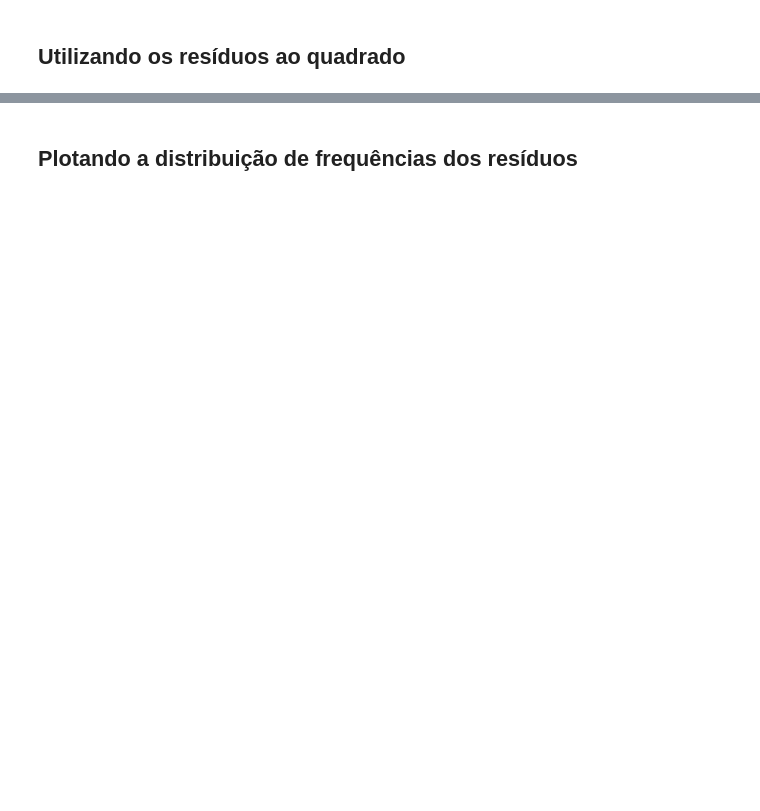
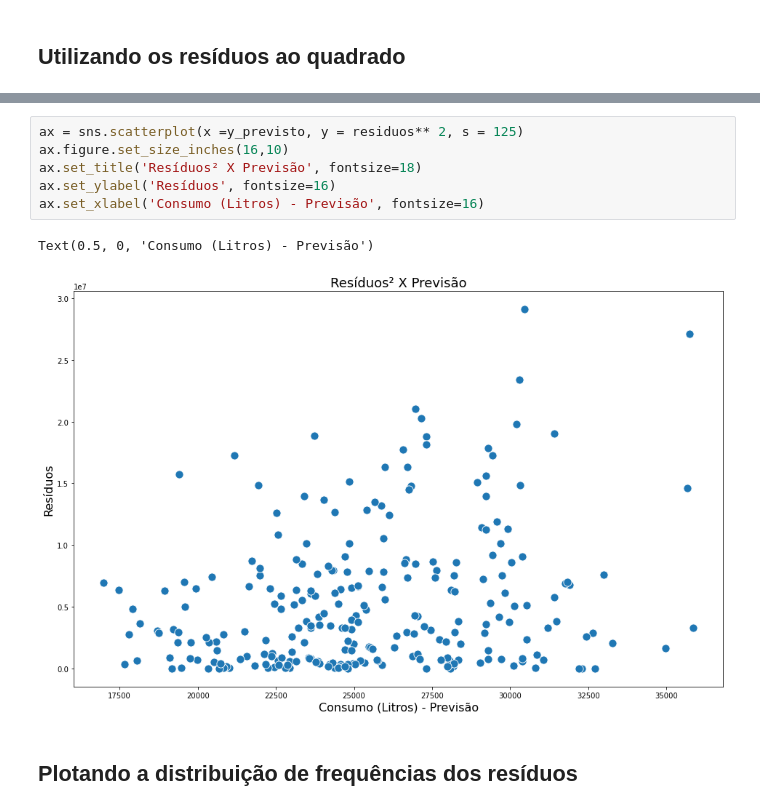
Before and after one commit to Marcus-Bernard0/data_science_alura, a Jupyter notebook: 8 - Regressão linear testando relações e prevendo resultados/Projeto/Regressão Linear.ipynb, the cells around one changed output, grey strips where cells are left out. Cells and saved outputs as stored; diff of their text form; blank space fills up the shorter version.

```diff
--- a/8 - Regressão linear testando relações e prevendo resultados/Projeto/Regressão Linear.ipynb
+++ b/8 - Regressão linear testando relações e prevendo resultados/Projeto/Regressão Linear.ipynb
@@ -527,3 +549,12 @@ Método informal de verificação da hipótese de variância constante dos resí
 Fonte: Econometria Básica - 5ª edição - Gujarati e Porter
+# %%
+ax = sns.scatterplot(x =y_previsto, y = residuos** 2, s = 125)
+ax.figure.set_size_inches(16,10)
+ax.set_title('Resíduos² X Previsão', fontsize=18)
+ax.set_ylabel('Resíduos', fontsize=16)
+ax.set_xlabel('Consumo (Litros) - Previsão', fontsize=16)
+# %% [output]
+Text(0.5, 0, 'Consumo (Litros) - Previsão')
+[figure, added]
 # %% [markdown]
 ## Plotando a distribuição de frequências dos resíduos
```
Also changed, not shown: parts of 6 cells of this notebook.
